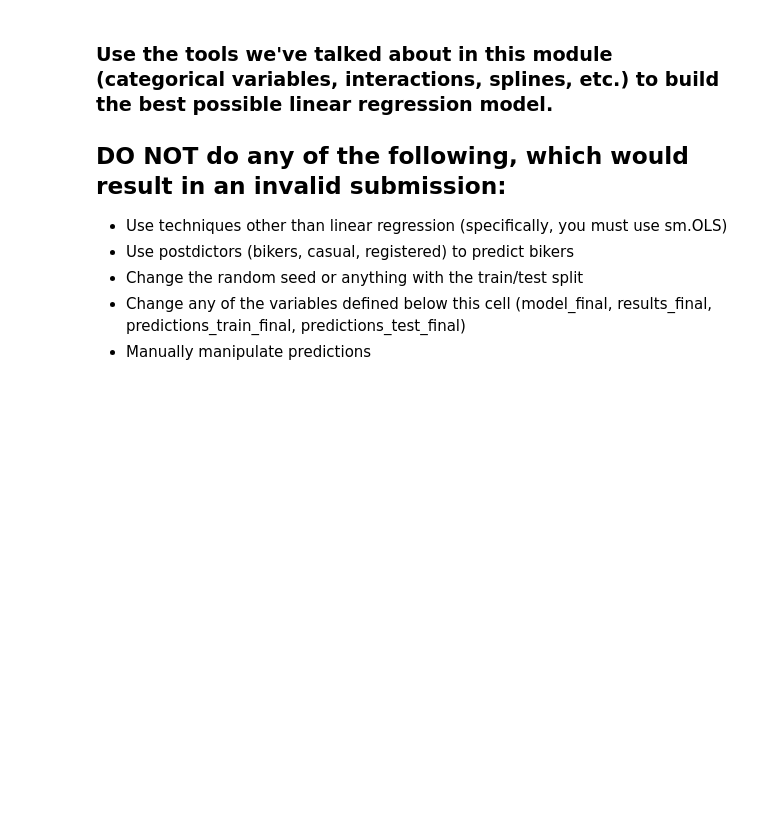
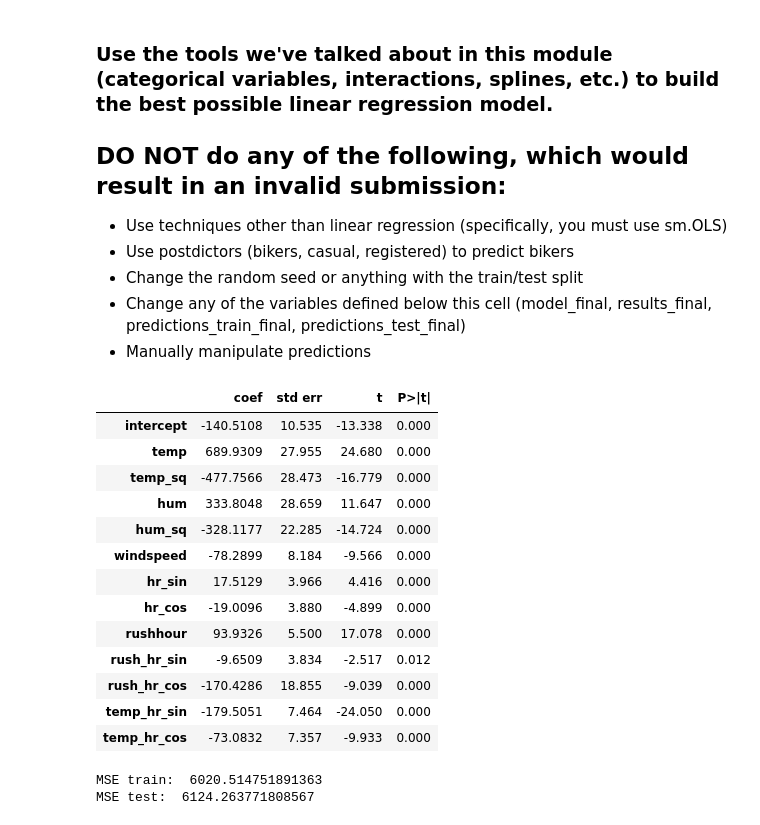
Before and after one commit to yashnapraveen02/code_2600, a Jupyter notebook: mod05_nonlinear.ipynb, the cells around one changed output. Drawn from its saved outputs; the diff is of its cells as text; code cells hidden in the pictures; blank space fills up the shorter version.

```diff
--- a/mod05_nonlinear.ipynb
+++ b/mod05_nonlinear.ipynb
@@ -260,21 +354,69 @@ plot_avg_actual_vs_predicted_by_feature(X=X_train,
 - Manually manipulate predictions
 # %%
 # Data pre-processing (on Train, Test, X_train, and X_test)
+
+X_train['temp_sq'] = X_train['temp'] ** 2
+X_test['temp_sq'] = X_test['temp'] ** 2
+
+X_train['hum_sq'] = X_train['hum'] ** 2
+X_test['hum_sq'] = X_test['hum'] ** 2
+
+X_train['rush_hr_sin'] = X_train['rushhour'] * X_train['hr_sin']
+X_test['rush_hr_sin'] = X_test['rushhour'] * X_test['hr_sin']
+
+X_train['rush_hr_cos'] = X_train['rushhour'] * X_train['hr_cos']
+X_test['rush_hr_cos'] = X_test['rushhour'] * X_test['hr_cos']
+
+X_train['temp_hr_sin'] = X_train['temp'] * X_train['hr_sin']
+X_test['temp_hr_sin'] = X_test['temp'] * X_test['hr_sin']
+
+X_train['temp_hr_cos'] = X_train['temp'] * X_train['hr_cos']
+X_test['temp_hr_cos'] = X_test['temp'] * X_test['hr_cos']
 # %%
 # Build your linear regression model here.
 vars_to_include = [
-    #fillin
+    'intercept',
+    'temp',
+    'temp_sq',
+    'hum',
+    'hum_sq',
+    'windspeed',
+    'hr_sin',
+    'hr_cos',
+    'rushhour',
+    'rush_hr_sin',
+    'rush_hr_cos',
+    'temp_hr_sin',
+    'temp_hr_cos'
 ]
 
 model_final = sm.OLS(y_train, X_train[vars_to_include])
 results_final = model_final.fit()
 summarize(results_final)
+# %% [output]
+|  | coef | std err | t | P>|t| |
+| intercept | -140.5108 | 10.535 | -13.338 | 0.000 |
+| temp | 689.9309 | 27.955 | 24.680 | 0.000 |
+| temp_sq | -477.7566 | 28.473 | -16.779 | 0.000 |
+| hum | 333.8048 | 28.659 | 11.647 | 0.000 |
+| hum_sq | -328.1177 | 22.285 | -14.724 | 0.000 |
+| windspeed | -78.2899 | 8.184 | -9.566 | 0.000 |
+| hr_sin | 17.5129 | 3.966 | 4.416 | 0.000 |
+| hr_cos | -19.0096 | 3.880 | -4.899 | 0.000 |
+| rushhour | 93.9326 | 5.500 | 17.078 | 0.000 |
+| rush_hr_sin | -9.6509 | 3.834 | -2.517 | 0.012 |
+| rush_hr_cos | -170.4286 | 18.855 | -9.039 | 0.000 |
+| temp_hr_sin | -179.5051 | 7.464 | -24.050 | 0.000 |
+| temp_hr_cos | -73.0832 | 7.357 | -9.933 | 0.000 |
 # %%
 predictions_train_final = predict(X_train[vars_to_include], results_final)
 print('MSE train: ', mse(y_train, predictions_train_final))
 
 predictions_test_final = predict(X_test[vars_to_include], results_final)
 print('MSE test: ', mse(y_test, predictions_test_final))
+# %% [output]
+MSE train:  6020.514751891363
+MSE test:  6124.263771808567
 # %%
 plot_avg_actual_vs_predicted_by_feature(X=X_train,
                                         y=y_train,
```
Also changed, not shown: parts of 14 cells of this notebook.
